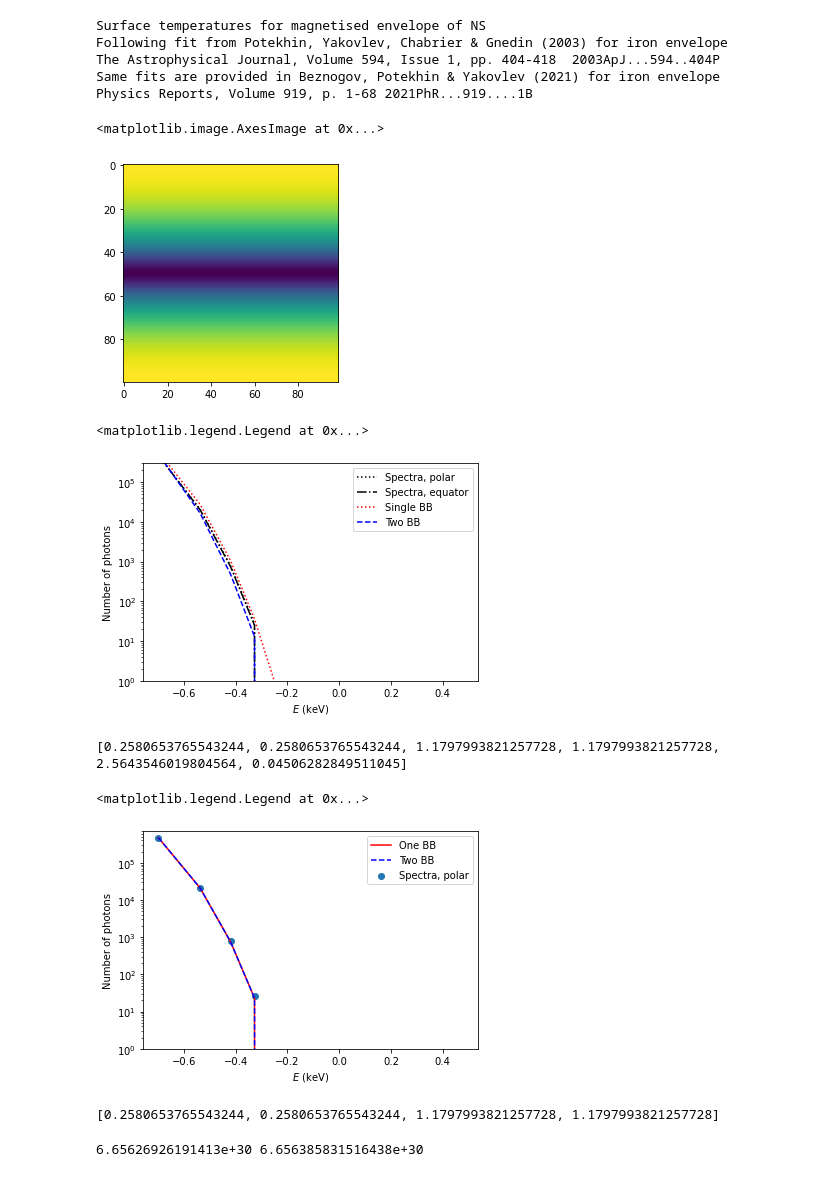
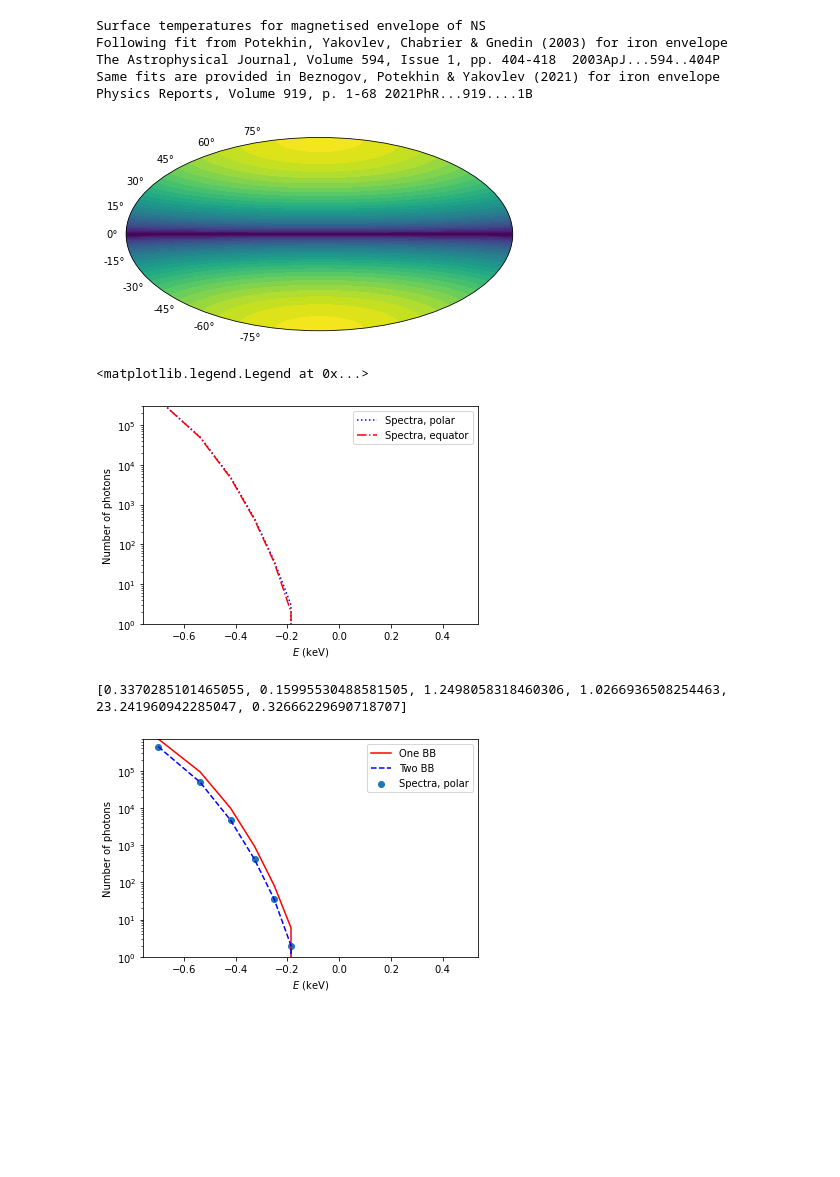
Before and after one commit to ignotur/magpies, a Jupyter notebook: examples/Fit_spectra_limited_photon_count.ipynb, the cells around one changed output. Drawn from its saved outputs; the diff is of its cells as text; code cells hidden in the pictures; blank space fills up the shorter version.

```diff
--- a/examples/Fit_spectra_limited_photon_count.ipynb
+++ b/examples/Fit_spectra_limited_photon_count.ipynb
@@ -13,7 +13,7 @@ import matplotlib.pyplot as plt
 Rns = 12  ## km
 Mns = 1.4 ## M_solar
 Tb = pow(10, 7.1730)  ## K
-Bp = 1e11 ## G
+Bp = 1e14 ## G
 
 ## Instrument and exposure
 eph = np.linspace (0.20, 3.00, 32) ## Nicer soft X-ray range
@@ -37,19 +37,22 @@ Physics Reports, Volume 919, p. 1-68 2021PhR...919....1B
 # %%
 theta = np.linspace (0, pi, 100)  ## theta coordinates
 phi   = np.linspace (0, 2*pi, 99) ## phi coordinates
 
 theta1, phi1 = np.meshgrid (theta, phi)
 
 Ts = atm_iron_2003.Ts (theta1) ## Surface temperatures
 
 #for i in range (0, Ts.shape[0]):
 #    for j in range (0, Ts.shape[1]):
 #        Ts[i,j] = 1e6
 
-plt.imshow(Ts.T)
+frame = plt.subplot(111, projection='aitoff')
+bc = plt.contourf (phi-pi, -(theta-pi/2), Ts.T, 40)
+frame.axes.xaxis.set_ticklabels([])
+plt.tight_layout()
+plt.savefig ('surface_temperature_72_14.png')
 # %% [output]
-<matplotlib.image.AxesImage at 0x...>
-[figure, old version]
+[figure, new version]
 # %%
 ## Here we produce and store the soft X-ray spectra for two orientations: pole on and equatorial
 sp_red_n, map_of_visible = get_redshifted_spectra_pole_photons (theta, phi, Ts, Rns, Mns, eph, nphot)
@@ -64,8 +63,6 @@ bb2 = examine_spectral_fit_2BB_photons ([0.4613, 0.2819, 1.0225, 1.1914], Teff,
 # %%
-plt.plot (np.log10(eph), sp_red_n, 'k:', label='Spectra, polar')
-plt.plot (np.log10(eph), sp_red_n_eq, 'k-.', label='Spectra, equator')
-plt.plot (np.log10(eph), bb1, 'r:', label='Single BB')
-plt.plot (np.log10(eph), bb2, 'b--', label='Two BB')
+plt.plot (np.log10(eph), sp_red_n, 'b:', label='Spectra, polar')
+plt.plot (np.log10(eph), sp_red_n_eq, 'r-.', label='Spectra, equator')
 plt.xlabel(r'$E$ (keV)')
 plt.ylabel('Number of photons')
 plt.yscale('log')
@@ -73,9 +70,9 @@ plt.ylim([1, 3e5])
 plt.legend()
 # %% [output]
 <matplotlib.legend.Legend at 0x...>
-[figure, old version]
+[figure, new version]
 # %%
-bb2_opt_par = fit_spectral_model_Cstat (Teff, Rns, Mns, sp_red_n, eph, nphot, L)
+bb2_opt_par = fit_spectral_model_Cstat (Teff, Rns, Mns, sp_red_n_eq, eph, nphot, L)
 print (bb2_opt_par)
 
 
@@ -87,7 +84,7 @@ bb1_opt = examine_spectral_fit_1BB_photons ([bb2_opt_par[0]*2, bb2_opt_par[2]],
 
 
 
-plt.scatter (np.log10(eph), sp_red_n, label='Spectra, polar')
+plt.scatter (np.log10(eph), sp_red_n_eq, label='Spectra, polar')
 plt.plot (np.log10(eph), bb1_opt, 'r-', label='One BB')
 plt.plot (np.log10(eph), bb2_opt, 'b--', label='Two BB')
 plt.xlabel(r'$E$ (keV)')
@@ -95,15 +92,7 @@ plt.ylabel('Number of photons')
 plt.yscale('log')
 plt.ylim([1, 7e5])
 plt.legend()
+plt.savefig('fit_2BB_eq.png')
 # %% [output]
-[0.2580653765543244, 0.2580653765543244, 1.1797993821257728, 1.1797993821257728, 2.5643546019804564, 0.04506282849511045]
+[0.3370285101465055, 0.15995530488581505, 1.2498058318460306, 1.0266936508254463, 23.241960942285047, 0.32666229690718707]
-<matplotlib.legend.Legend at 0x...>
-[figure, old version]
+[figure, new version]
-# %%
-print (bb2_opt_par[0:4])
-# %% [output]
-[0.2580653765543244, 0.2580653765543244, 1.1797993821257728, 1.1797993821257728]
-# %%
-print (compute_L_param (bb2_opt_par[0:4], Teff, Rns, Mns), L)
-# %% [output]
-6.65626926191413e+30 6.656385831516438e+30
```
Also changed, not shown: parts of 2 cells of this notebook, 44 other files.
